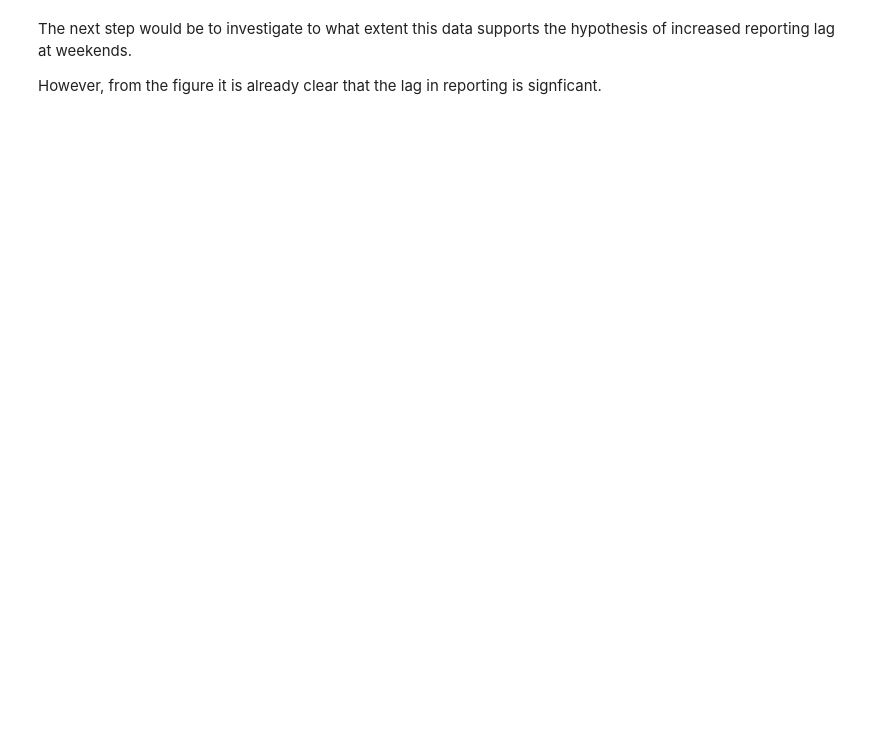
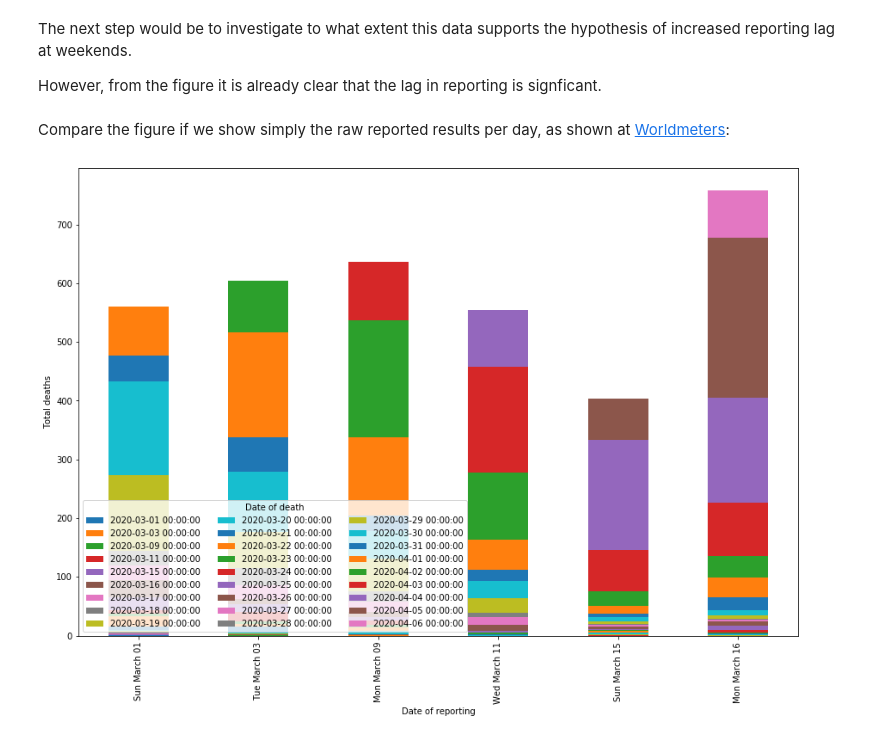
Before and after one commit to jamespjh/Covid19-Data-Personal, a Jupyter notebook: England_Covid19_Deaths_Datawrangling.ipynb, the cells around one changed output. Cells and saved outputs as stored; diff of their text form; code cells hidden in the pictures; blank space fills up the shorter version.

```diff
--- a/England_Covid19_Deaths_Datawrangling.ipynb
+++ b/England_Covid19_Deaths_Datawrangling.ipynb
@@ -153,3 +155,13 @@ axes.set_xticklabels(map(lambda x: x.strftime("%M-%d"), england.columns));
 The next step would be to investigate to what extent this data supports the hypothesis of increased reporting lag at weekends.
 
 However, from the figure it is already clear that the lag in reporting is signficant.
+# %% [markdown]
+Compare the figure if we show simply the raw reported results per day, as shown at [Worldmeters](https://www.worldometers.info/coronavirus/country/uk/):
+# %%
+axes = england.plot(kind='bar', stacked=True, figsize = [15,10])
+axes.set_xlabel("Date of reporting")
+axes.set_ylabel("Total deaths")
+axes.legend(ncol=3, loc='lower left', title="Date of death")
+axes.set_xticklabels(map(lambda x: x.strftime("%a %B %d"), england.columns));
+# %% [output]
+[figure, added]
```
Also changed, not shown: parts of 4 cells of this notebook.
